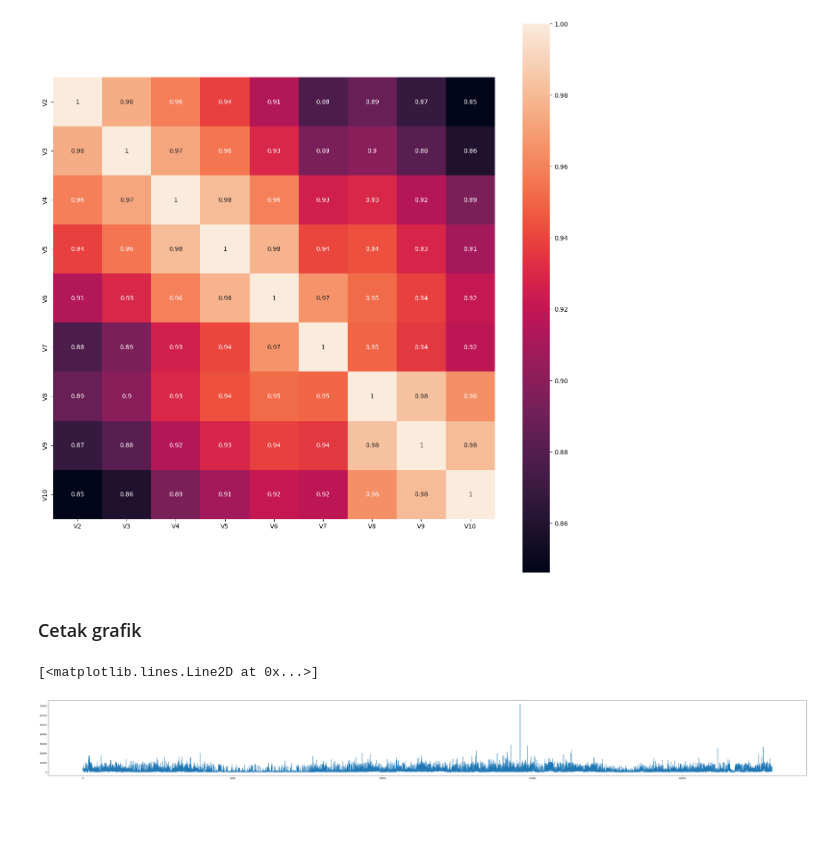
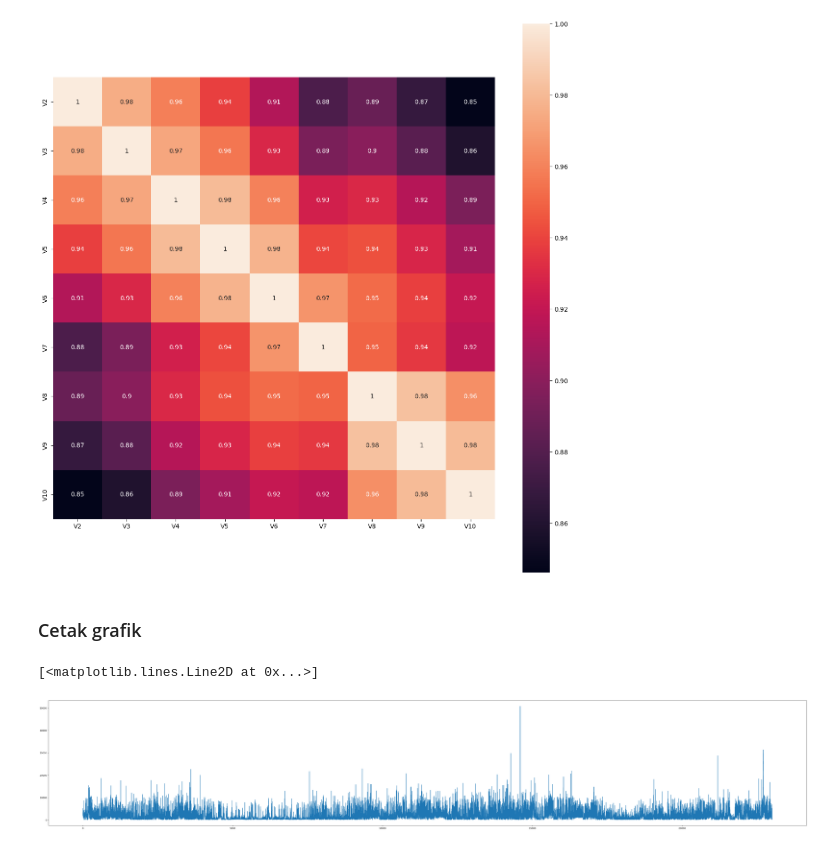
Before and after one commit to wtfish/Deep-transformer-with-cyclic-learning-rate, a Jupyter notebook: torch.ipynb, the cells around one changed output. Cells and saved outputs as stored; diff of their text form; code cells hidden in the pictures; blank space fills up the shorter version.

```diff
--- a/torch.ipynb
+++ b/torch.ipynb
@@ -98,7 +98,7 @@ plt.show()
 ### Cetak grafik
 # %%
 plt.figure(figsize=(60,10))
-plt.plot(df_m4["V3"].to_numpy())
+plt.plot(df_m4["V2"].to_numpy())
 # %% [output]
 [<matplotlib.lines.Line2D at 0x...>]
-[figure, old version]
+[figure, new version]
```
Also changed, not shown: parts of 13 cells of this notebook, 1 other file.
